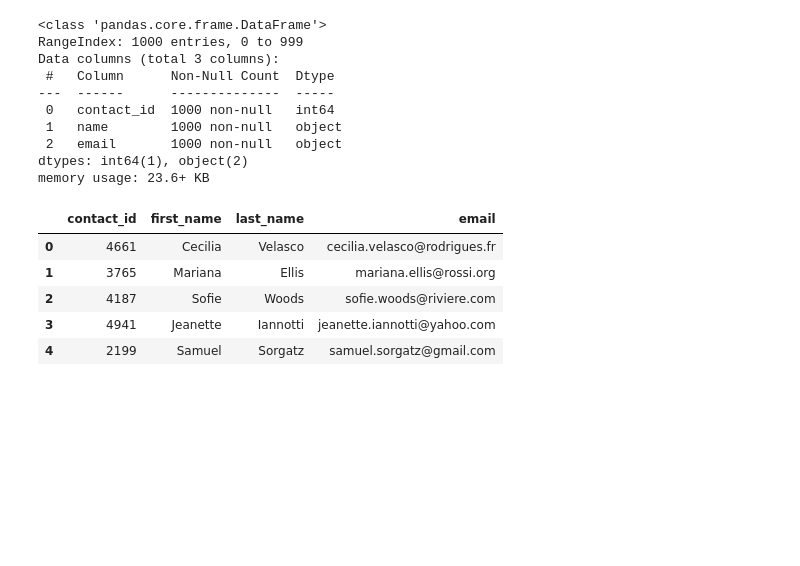
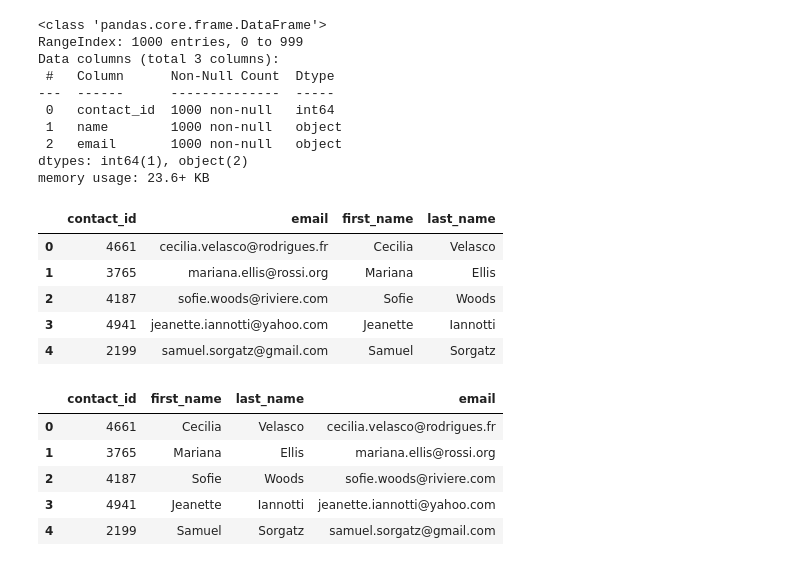
Before and after one commit to thorblock/Project_2_ETL_Crowdfunding, a Jupyter notebook: ETL_Mini_Project_TBlack_LNelson.ipynb, the cells around one changed output. Cells and saved outputs as stored; diff of their text form; code cells hidden in the pictures; blank space fills up the shorter version.

```diff
--- a/ETL_Mini_Project_TBlack_LNelson.ipynb
+++ b/ETL_Mini_Project_TBlack_LNelson.ipynb
@@ -295,2 +294,11 @@ contact_info_df = contact_info_df.rename(columns={'   ': 'contact_info'})
 # %% [markdown]
 ### Option 1: Use Pandas to create the contacts DataFrame.
+# %%
+ # Test extracting the key and values from the first using json.loads().
+import json
+first_row = contact_info_df.iloc[0][0]
+# Convert the data to a Python dictionary.
+converted_data = json.loads(first_row)
+for b, a in converted_data.items():
+    print(b)
+    print(a)
@@ -297,12 +312,12 @@ contact_info_df = contact_info_df.rename(columns={'   ': 'contact_info'})
 # %%
 # Iterate through the contact_info_df and convert each row to a dictionary.
-import json
 dict_values = []
 
 for i, row in contact_info_df.iterrows():
-    data_rep = row['contact_info']
-    converted_data = json.loads(data_rep)
-    row_values = [value for key, value in converted_data.items()]
+    data = row[0]
+    contact_info_df_rows = json.loads(data)
+    #a represents the key in the dictionary, while b represents the keys corresponding value
+    row_values = [b for a, b in contact_info_df_rows.items()]
     dict_values.append(row_values)
 
 # Print out the list of values for each row.
@@ -309,0 +327,14 @@ print(dict_values)
+# %%
+# Create a list for the keys
+dict_column_names = []
+
+
+for i, row in contact_info_df.iterrows():
+    data = row[0]
+    contact_info_dict = json.loads(data)
+    #basically just a reverse of the above list comprehension
+    column_names = [b for b,a in contact_info_dict.items()]
+    dict_column_names.append(column_names)
+
+# Print out the list of values for each row.
+print(dict_column_names[0])
@@ -310,8 +343,8 @@ print(dict_values)
 # %%
 # Create a contact_info DataFrame and add each list of values, i.e., each row
 # to the 'contact_id', 'name', 'email' columns.
-contact_df = pd.DataFrame(dict_values, columns=['contact_id', 'name', 'email'])
-contact_df.head()
+contact_info_df_new = pd.DataFrame(dict_values, columns=dict_column_names[0])
+contact_info_df_new.head()
 # %% [output]
 |  | contact_id | name | email |
 | 0 | 4661 | Cecilia Velasco | cecilia.velasco@rodrigues.fr |
@@ -335,9 +368,19 @@ dtypes: int64(1), object(2)
 memory usage: 23.6+ KB
 # %%
 # Create a "first"name" and "last_name" column with the first and last names from the "name" column.
-contact_df[['first_name', 'last_name']] = contact_df['name'].str.split(' ', n=1, expand=True)
+
+contact_info_df_new[['first_name', 'last_name']] = contact_info_df_new['name'].str.split(' ', n=1, expand=True)
+
 # Drop the contact_name column
-contact_df = contact_df.drop(['name'], axis=1)
-contact_df.head()
+
+contact_info_df_new.drop('name', axis=1, inplace=True)
+contact_info_df_new.head()
+# %% [output]
+|  | contact_id | email | first_name | last_name |
+| 0 | 4661 | cecilia.velasco@rodrigues.fr | Cecilia | Velasco |
+| 1 | 3765 | mariana.ellis@rossi.org | Mariana | Ellis |
+| 2 | 4187 | sofie.woods@riviere.com | Sofie | Woods |
+| 3 | 4941 | jeanette.iannotti@yahoo.com | Jeanette | Iannotti |
+| 4 | 2199 | samuel.sorgatz@gmail.com | Samuel | Sorgatz |
 # %%
 # Reorder the columns
```
Also changed, not shown: parts of 40 cells of this notebook, 2 other files.
